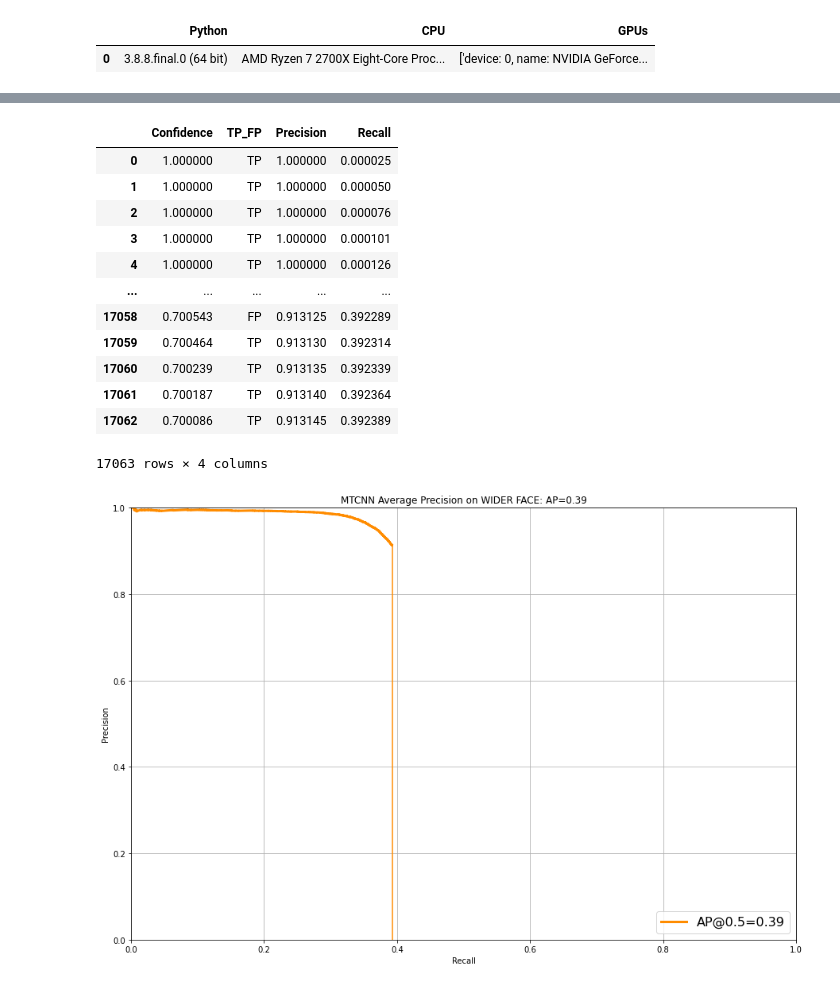
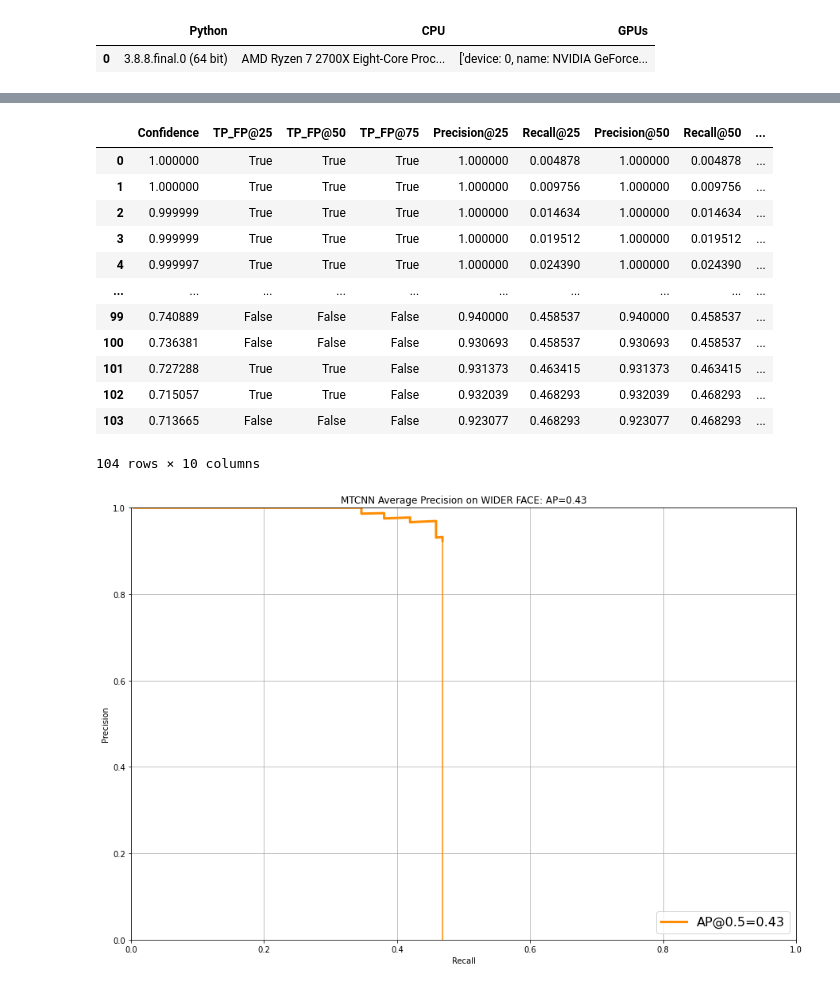
Before and after one commit to ulmii/face-detection, a Jupyter notebook: notebooks/mtcnn_results.ipynb, the cells around one changed output, grey strips where cells are left out. Drawn from its saved outputs; the diff is of its cells as text; code cells hidden in the pictures.

```diff
--- a/notebooks/mtcnn_results.ipynb
+++ b/notebooks/mtcnn_results.ipynb
@@ -12,11 +12,13 @@ plt.rcParams["figure.figsize"] = (15, 10)
 from scipy.integrate import simps
 from benchmark.stats import calc_precision_recall, calc_ap
 # %%
-df = pd.read_csv('./results/mtcnn-20220406-175020.tsv', sep='\t', header=0, parse_dates=["Timestamp"])
-df_ap = pd.read_csv('./results/mtcnn-20220406-175020-ap.tsv', sep='\t', header=0)
+path = 'mtcnn-20220418-123014'
+
+df = pd.read_csv('./results/{}.tsv'.format(path), sep='\t', header=0, parse_dates=["Timestamp"])
+df_ap = pd.read_csv('./results/{}-ap.tsv'.format(path), sep='\t', header=0)
 df_ap = df_ap.sort_values(by=['Confidence'], ignore_index=True, ascending=False)
-df_load = pd.read_csv('./results/mtcnn-20220406-175020-load.tsv', sep='\t', header=0, parse_dates=["Timestamp"])
-df_meta = pd.read_csv('./results/mtcnn-20220406-175020-metadata.tsv', sep='\t', header=0)
+df_load = pd.read_csv('./results/{}-load.tsv'.format(path), sep='\t', header=0, parse_dates=["Timestamp"])
+df_meta = pd.read_csv('./results/{}-metadata.tsv'.format(path), sep='\t', header=0)
 # %%
 df_meta
 # %% [output]
@@ -117,33 +114,33 @@ df_ap = calc_precision_recall(df_ap, all_gts)
 # %%
 df_ap
 # %% [output]
-|  | Confidence | TP_FP | Precision | Recall |
-| 0 | 1.000000 | TP | 1.000000 | 0.000025 |
-| 1 | 1.000000 | TP | 1.000000 | 0.000050 |
-| 2 | 1.000000 | TP | 1.000000 | 0.000076 |
-| 3 | 1.000000 | TP | 1.000000 | 0.000101 |
-| 4 | 1.000000 | TP | 1.000000 | 0.000126 |
-| ... | ... | ... | ... | ... |
-| 17058 | 0.700543 | FP | 0.913125 | 0.392289 |
-| 17059 | 0.700464 | TP | 0.913130 | 0.392314 |
-| 17060 | 0.700239 | TP | 0.913135 | 0.392339 |
-| 17061 | 0.700187 | TP | 0.913140 | 0.392364 |
-| 17062 | 0.700086 | TP | 0.913145 | 0.392389 |
+|  | Confidence | TP_FP@25 | TP_FP@50 | TP_FP@75 | Precision@25 | Recall@25 | Precision@50 | Recall@50 | ... |
+| 0 | 1.000000 | True | True | True | 1.000000 | 0.004878 | 1.000000 | 0.004878 | ... |
+| 1 | 1.000000 | True | True | True | 1.000000 | 0.009756 | 1.000000 | 0.009756 | ... |
+| 2 | 0.999999 | True | True | True | 1.000000 | 0.014634 | 1.000000 | 0.014634 | ... |
+| 3 | 0.999999 | True | True | True | 1.000000 | 0.019512 | 1.000000 | 0.019512 | ... |
+| 4 | 0.999997 | True | True | True | 1.000000 | 0.024390 | 1.000000 | 0.024390 | ... |
+| ... | ... | ... | ... | ... | ... | ... | ... | ... | ... |
+| 99 | 0.740889 | False | False | False | 0.940000 | 0.458537 | 0.940000 | 0.458537 | ... |
+| 100 | 0.736381 | False | False | False | 0.930693 | 0.458537 | 0.930693 | 0.458537 | ... |
+| 101 | 0.727288 | True | True | False | 0.931373 | 0.463415 | 0.931373 | 0.463415 | ... |
+| 102 | 0.715057 | True | True | False | 0.932039 | 0.468293 | 0.932039 | 0.468293 | ... |
+| 103 | 0.713665 | False | False | False | 0.923077 | 0.468293 | 0.923077 | 0.468293 | ... |
-17063 rows × 4 columns
+104 rows × 10 columns
 # %%
-ap = calc_ap(df_ap)
+ap = calc_ap(df_ap['Precision@50'], df_ap['Recall@50'])
 
-plt.plot(df_ap['Recall'], df_ap['Precision'], color='darkorange', lw=3, label="AP@0.5=%.2f" % ap)
-plt.axvline(x = df_ap['Recall'][df_ap.index[-1]], ymax=df_ap['Precision'][df_ap.index[-1]], color = "darkorange")
+plt.plot(df_ap['Recall@50'], df_ap['Precision@50'], color='darkorange', lw=3, label="AP@0.5=%.2f" % ap)
+plt.axvline(x = df_ap['Recall@50'][df_ap.index[-1]], ymax=df_ap['Precision@50'][df_ap.index[-1]], color = "darkorange")
 plt.xlim(0, 1.00)
 plt.ylim(0, 1.00)
 
 plt.title('MTCNN Average Precision on WIDER FACE: AP=%.2f' % ap)
 plt.xlabel('Recall')
 plt.ylabel('Precision')
 plt.legend(loc="lower right", prop={'size': 16})
 plt.grid(True)
 
 plt.show()
 # %% [output]
-[figure, old version]
+[figure, new version]
```
Also changed, not shown: parts of 8 cells of this notebook, 21 other files.
